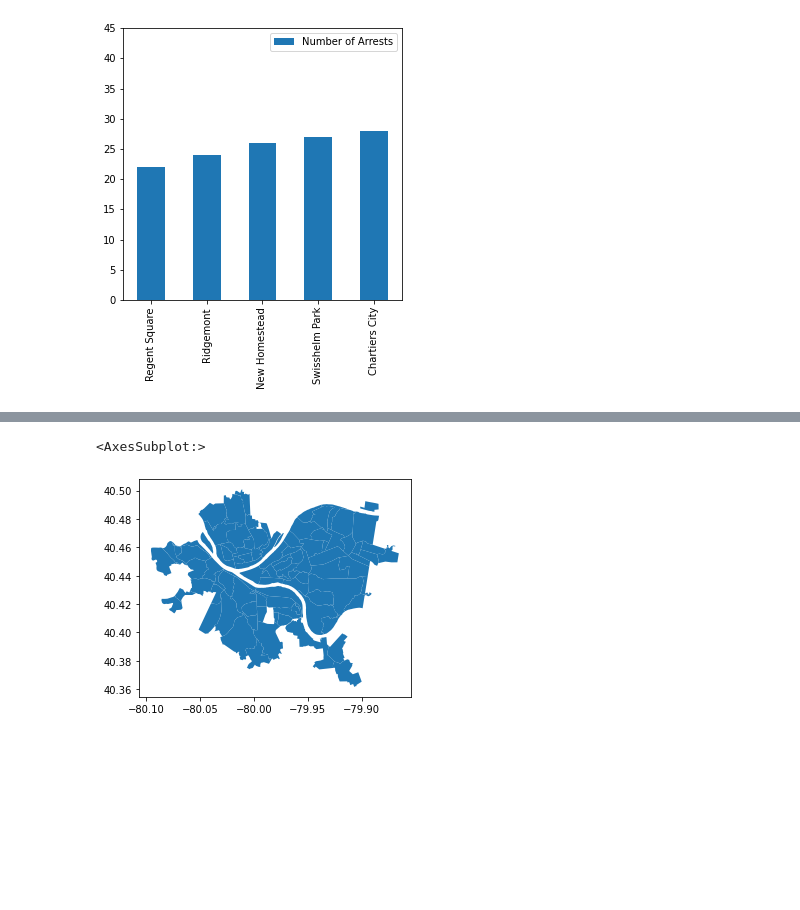
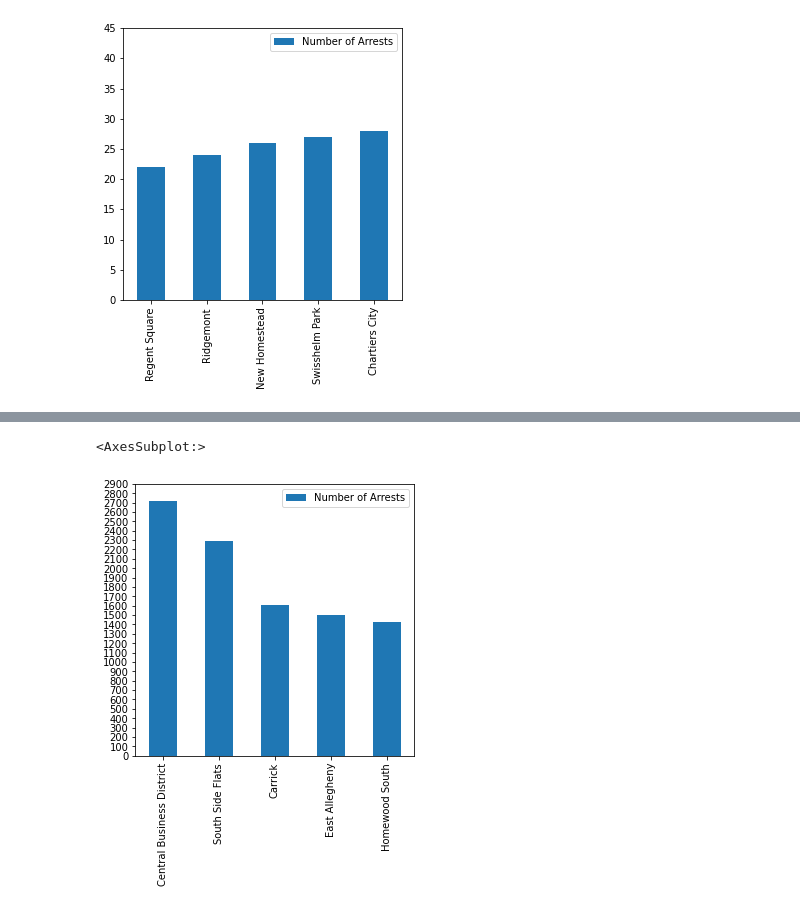
Before and after one commit to briankim-pitt/final-project, a Jupyter notebook: crime-rates.ipynb, the cells around one changed output, grey strips where cells are left out. Drawn from its saved outputs; the diff is of its cells as text; code cells hidden in the pictures; blank space fills up the shorter version.

Commit message:
Plot neighborhoods with most crime and add final analysis

```diff
--- a/crime-rates.ipynb
+++ b/crime-rates.ipynb
@@ -51,5 +40,7 @@ neighborhoods.head()
-# %%
-neighborhoods.plot()
-# %% [output]
-<AxesSubplot:>
-[figure, removed]
+# %%
+most_crime = num_neighborhood_arrests.iloc[::-1].head()
+# %%
+most_crime.plot.bar(figsize=(5,5), yticks=([i for i in range(0, 3000, 100)]))
+# %% [output]
+<AxesSubplot:>
+[figure, added]
```
Also changed, not shown: parts of 2 cells of this notebook.
